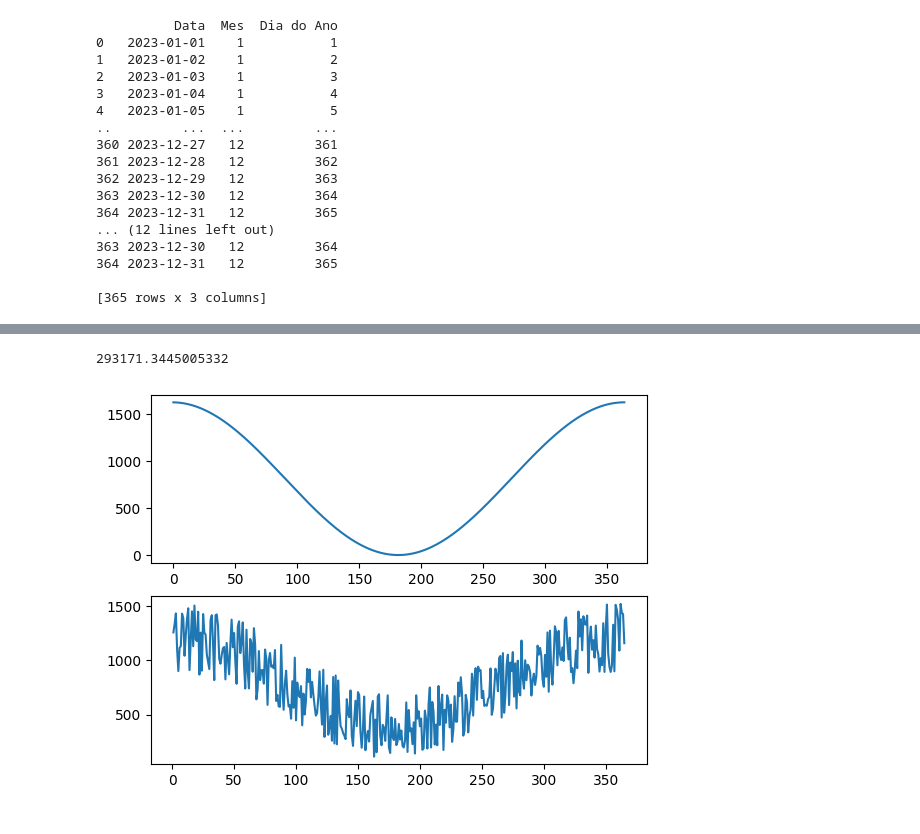
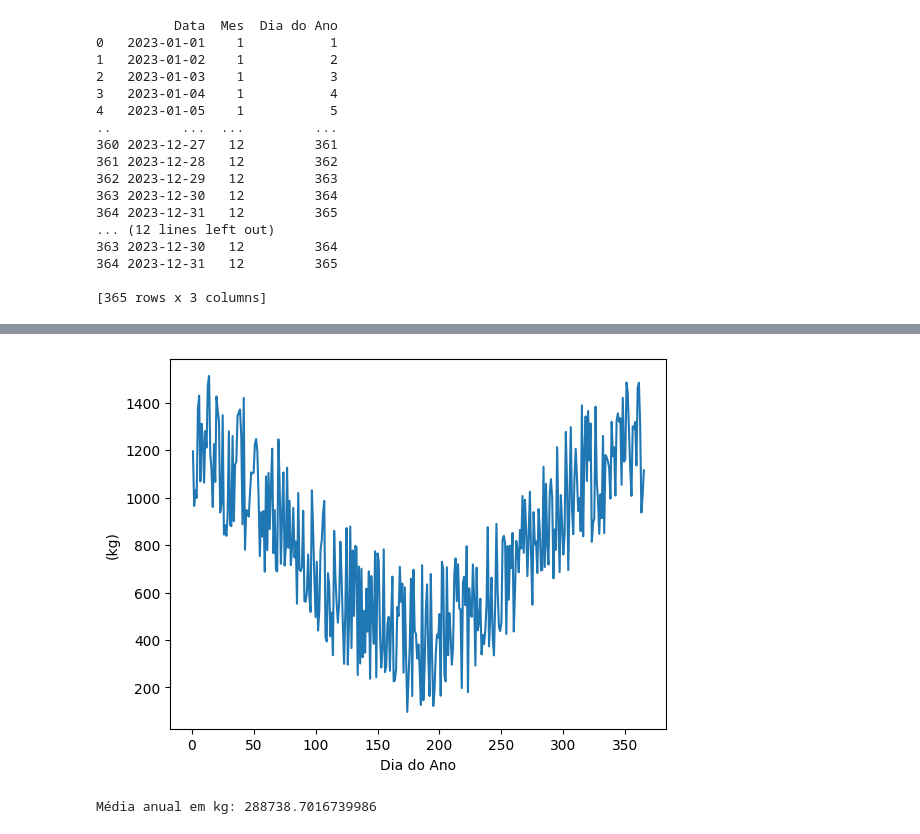
Before and after one commit to maiarasimone/ENS5173_202401, a Jupyter notebook: Atividade01_01.ipynb, the cells around one changed output, grey strips where cells are left out. Cells and saved outputs as stored; diff of their text form; code cells hidden in the pictures.

```diff
--- a/Atividade01_01.ipynb
+++ b/Atividade01_01.ipynb
@@ -223,29 +223,25 @@ df.to_csv(r"C:\Users\sergi\OneDrive\Documentos\GitHub\ENS5173_202401\tabelas\ati
 
 [365 rows x 5 columns]
 [figure]
-# %%
-# Valores aleatórios com sazonalidade
-
-
-
-
-
-
-#Salva o DataFrame `df` como um arquivo CSV em uma localização específica no sistema de arquivos.
-
-#Calcula os valores aleatórios com sazonalidade e os atribui à coluna 'aleatorioSazonal' do DataFrame `df`, resultado é então multiplicado por 0.4948.
-df['aleatorioSazonal'] = (df['atividade'] +  df['sazonalidade']*df['atividade'].mean())*0.4948
-
-
-fig,ax= plt.subplots(2)
-#Plota um gráfico do primeiro subplot (`ax[0]`) usando os valores resultantes da multiplicação entre 'sazonalidade' e a média de 'atividade'. Não há eixo x especificado, então presume-se que ele está usando os índices do DataFrame como padrão.
-ax[0].plot(df['sazonalidade']*df['atividade'].mean())
-#Plota um gráfico do segundo subplot (`ax[1]`) usando os valores de 'Dia do Ano' como o eixo x e os valores de 'aleatorioSazonal' como o eixo y.
-ax[1].plot(df['Dia do Ano'], df['aleatorioSazonal'])
-#Calcula a média dos valores em 'aleatorioSazonal' e multiplica por 365, obter uma média anual próxima do encontrado.
-print(df['aleatorioSazonal'].mean()*365)
-#Salva o DataFrame `df` como um arquivo CSV em uma localização específica no sistema de arquivos.
-df.to_csv(r"C:\Users\sergi\OneDrive\Documentos\GitHub\ENS5173_202401\tabelas\ativ.csv")
-# %% [output]
-293171.3445005332
-[figure, removed]
+# %%
+import matplotlib.pyplot as plt
+
+# Plotando um gráfico dos valores de 'Dia do Ano' no eixo x e 'aleatorioSazonal' no eixo y
+plt.plot(df['Dia do Ano'], df['aleatorioSazonal'])
+
+# Definindo o título e os rótulos dos eixos
+plt.xlabel('Dia do Ano')
+plt.ylabel('(kg)')
+
+# Exibindo o gráfico
+plt.show()
+
+# Calculando a média dos valores em 'aleatorioSazonal' e multiplicando por 365 para obter uma média anual
+media_anual_kg = df['aleatorioSazonal'].mean() * 365
+print("Média anual em kg:", media_anual_kg)
+
+# Salvando o DataFrame `df` como um arquivo CSV
+df.to_csv(r"C:\Users\sergi\OneDrive\Documentos\GitHub\ENS5173_202401\tabelas\ativ.csv")
+# %% [output]
+[figure, added]
+Média anual em kg: 288738.7016739986
```
Also changed, not shown: parts of 5 cells of this notebook, 2 other files.
